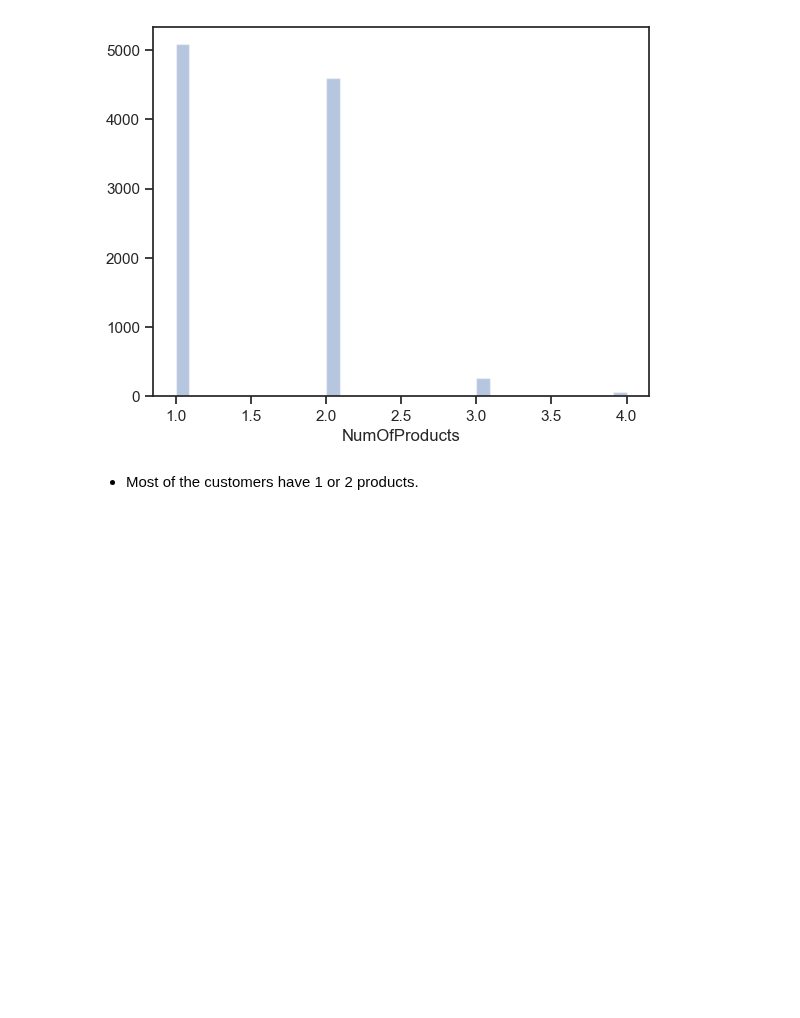
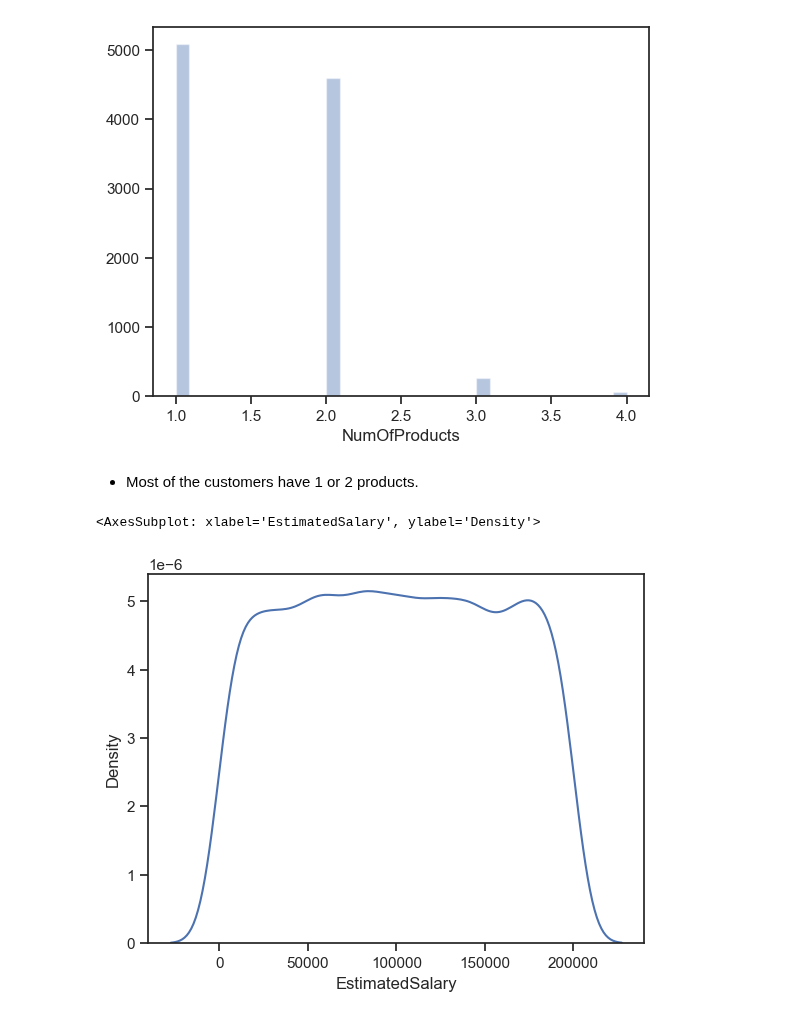
Before and after one commit to AmirMotefaker/Sales-Data-Analysis, a Jupyter notebook: Customer Churn Prediction/Customer Churn Prediction - Bank/Customer Churn Prediction - Bank.ipynb, the cells around one changed output. Drawn from its saved outputs; the diff is of its cells as text; code cells hidden in the pictures; blank space fills up the shorter version.

```diff
--- a/Customer Churn Prediction/Customer Churn Prediction - Bank/Customer Churn Prediction - Bank.ipynb
+++ b/Customer Churn Prediction/Customer Churn Prediction - Bank/Customer Churn Prediction - Bank.ipynb
@@ -146,3 +146,11 @@ sns.distplot(dc.NumOfProducts, hist=True, kde=False)
 [figure]
 # %% [markdown]
 - Most of the customers have 1 or 2 products.
+# %%
+# Kernel density estimation plot for EstimatedSalary
+# When dealing with numerical characteristics, one of the most useful statistics to examine is the data distribution.
+# we can use Kernel-Density-Estimation plot for that purpose.
+sns.kdeplot(dc.EstimatedSalary)
+# %% [output]
+<AxesSubplot: xlabel='EstimatedSalary', ylabel='Density'>
+[figure, added]
```
